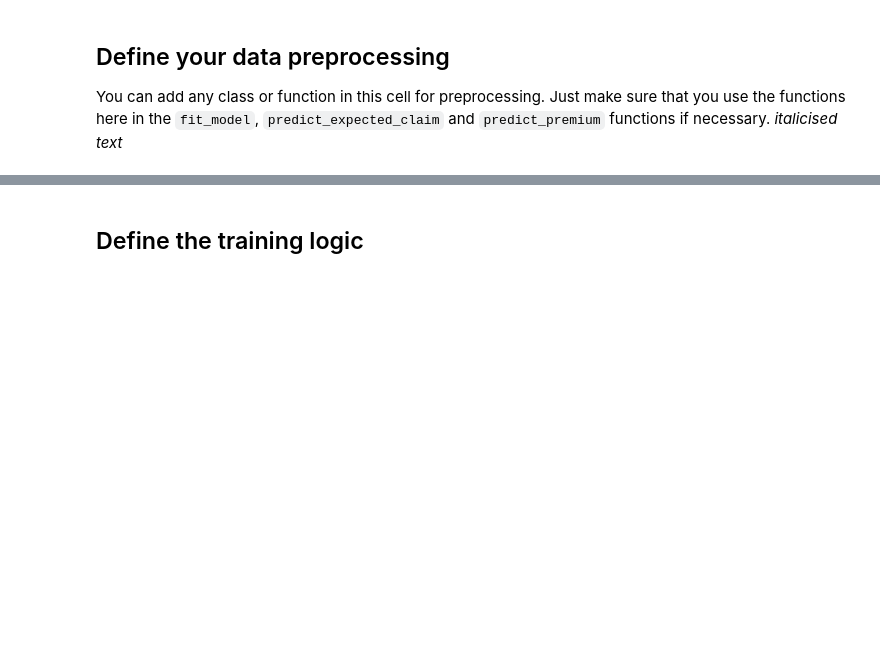
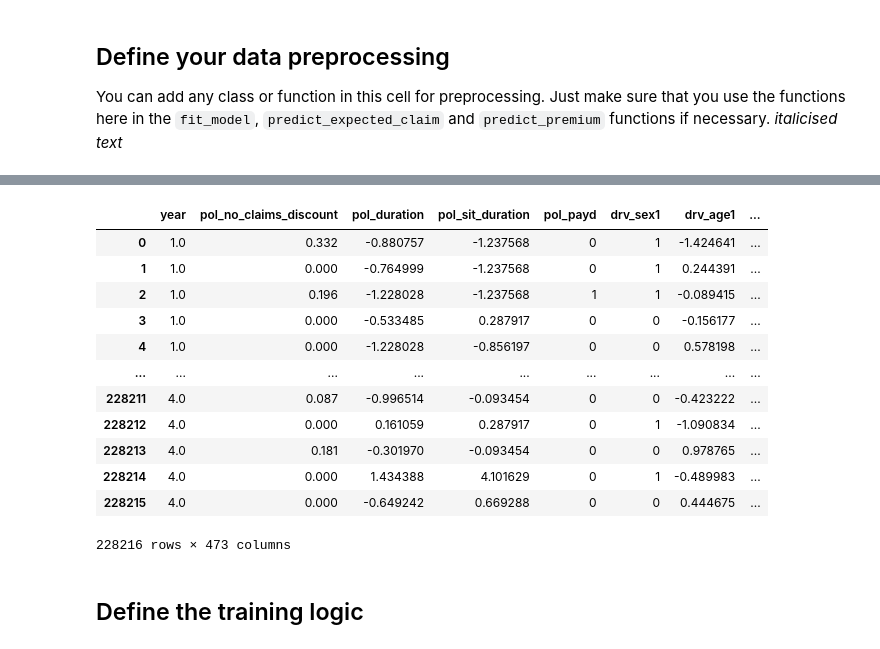
Before and after one commit to alexlepage07/Pricing_games_2020-2021, a Jupyter notebook: Submission_notebook_(Python).ipynb, the cells around one changed output, grey strips where cells are left out. Drawn from its saved outputs; the diff is of its cells as text; code cells hidden in the pictures; blank space fills up the shorter version.

Commit message:
Preprocessing fonctionne bien

```diff
--- a/Submission_notebook_(Python).ipynb
+++ b/Submission_notebook_(Python).ipynb
@@ -266,0 +282,17 @@ AttributeError: ignored
+# %%
+x = preprocessing.transform(X_train)
+x
+# %% [output]
+|  | year | pol_no_claims_discount | pol_duration | pol_sit_duration | pol_payd | drv_sex1 | drv_age1 | ... |
+| 0 | 1.0 | 0.332 | -0.880757 | -1.237568 | 0 | 1 | -1.424641 | ... |
+| 1 | 1.0 | 0.000 | -0.764999 | -1.237568 | 0 | 1 | 0.244391 | ... |
+| 2 | 1.0 | 0.196 | -1.228028 | -1.237568 | 1 | 1 | -0.089415 | ... |
+| 3 | 1.0 | 0.000 | -0.533485 | 0.287917 | 0 | 0 | -0.156177 | ... |
+| 4 | 1.0 | 0.000 | -1.228028 | -0.856197 | 0 | 0 | 0.578198 | ... |
+| ... | ... | ... | ... | ... | ... | ... | ... | ... |
+| 228211 | 4.0 | 0.087 | -0.996514 | -0.093454 | 0 | 0 | -0.423222 | ... |
+| 228212 | 4.0 | 0.000 | 0.161059 | 0.287917 | 0 | 1 | -1.090834 | ... |
+| 228213 | 4.0 | 0.181 | -0.301970 | -0.093454 | 0 | 0 | 0.978765 | ... |
+| 228214 | 4.0 | 0.000 | 1.434388 | 4.101629 | 0 | 1 | -0.489983 | ... |
+| 228215 | 4.0 | 0.000 | -0.649242 | 0.669288 | 0 | 0 | 0.444675 | ... |
+228216 rows × 473 columns
```
Also changed, not shown: parts of 5 cells of this notebook.
